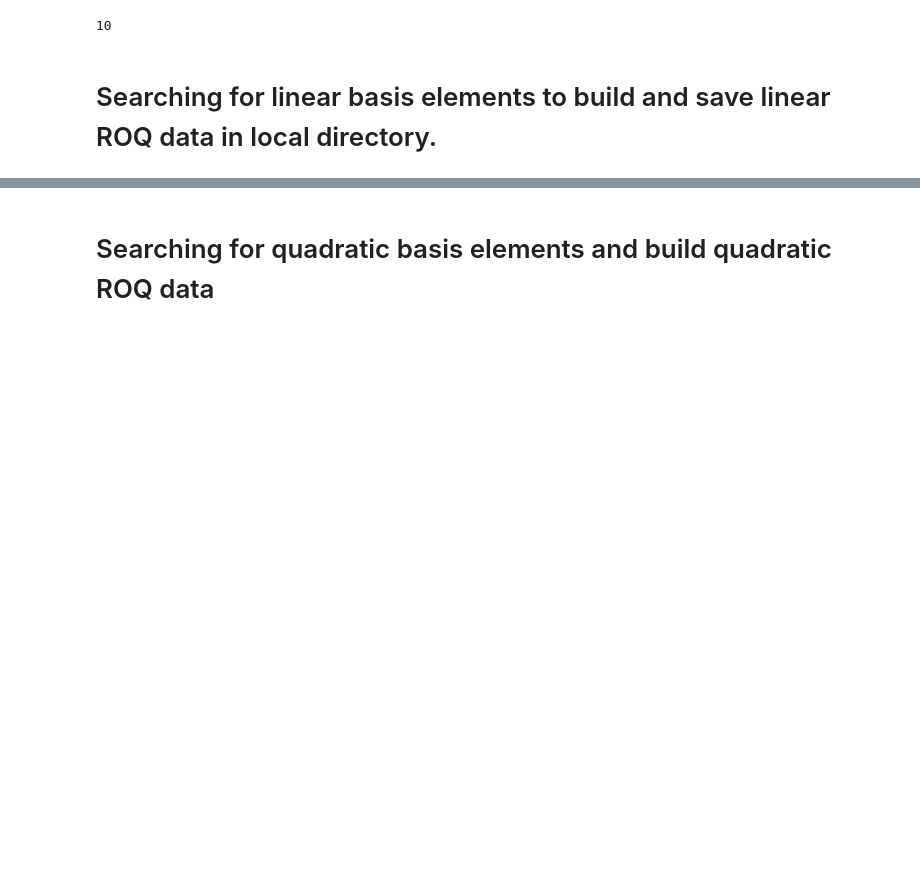
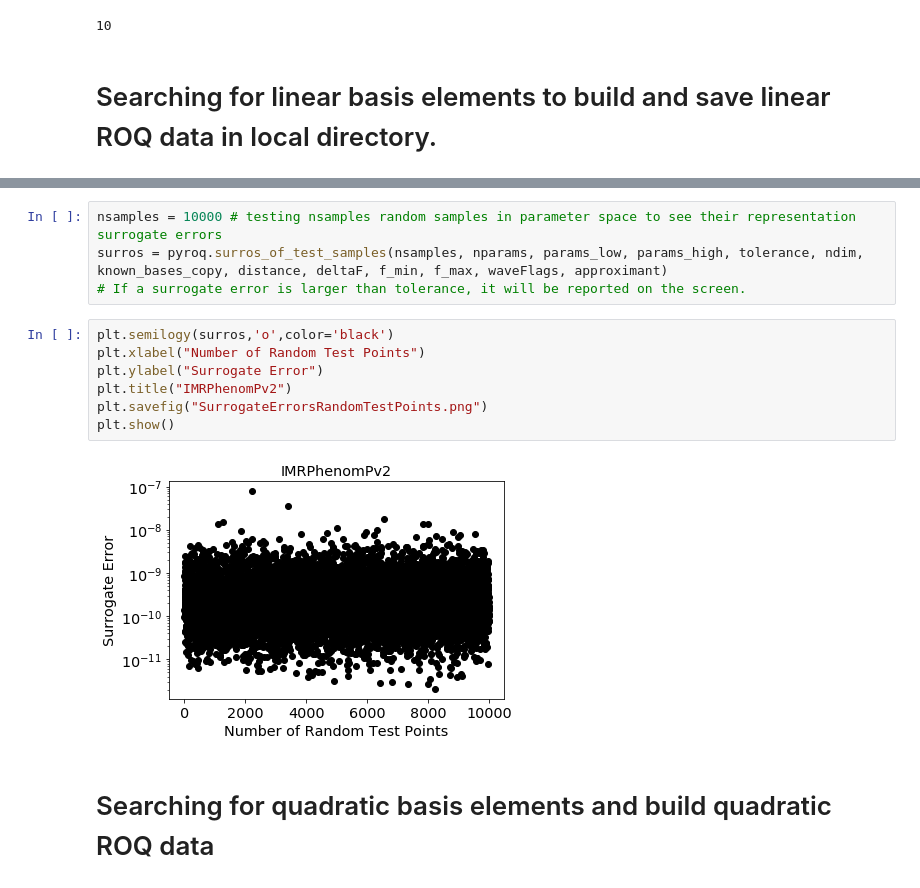
Before and after one commit to qihongcat/PyROQ, a Jupyter notebook: PyROQ-tutorial-HongQi.ipynb, the cells around one changed output, grey strips where cells are left out. Cells and saved outputs as stored; diff of their text form; blank space fills up the shorter version.

```diff
--- a/PyROQ-tutorial-HongQi.ipynb
+++ b/PyROQ-tutorial-HongQi.ipynb
@@ -149,3 +148,16 @@ pyroq.testrep(b_linear, emp_nodes, test_mc, test_q, test_s1, test_s2, test_ecc,
+# %%
+nsamples = 10000 # testing nsamples random samples in parameter space to see their representation surrogate errors
+surros = pyroq.surros_of_test_samples(nsamples, nparams, params_low, params_high, tolerance, ndim, known_bases_copy, distance, deltaF, f_min, f_max, waveFlags, approximant)
+# If a surrogate error is larger than tolerance, it will be reported on the screen.
+# %%
+plt.semilogy(surros,'o',color='black')
+plt.xlabel("Number of Random Test Points")
+plt.ylabel("Surrogate Error")
+plt.title("IMRPhenomPv2")
+plt.savefig("SurrogateErrorsRandomTestPoints.png")
+plt.show()
+# %% [output]
+[figure, added]
 # %% [markdown]
 # Searching for quadratic basis elements and build quadratic ROQ data
 # %%
```
Also changed, not shown: parts of 7 cells of this notebook.
